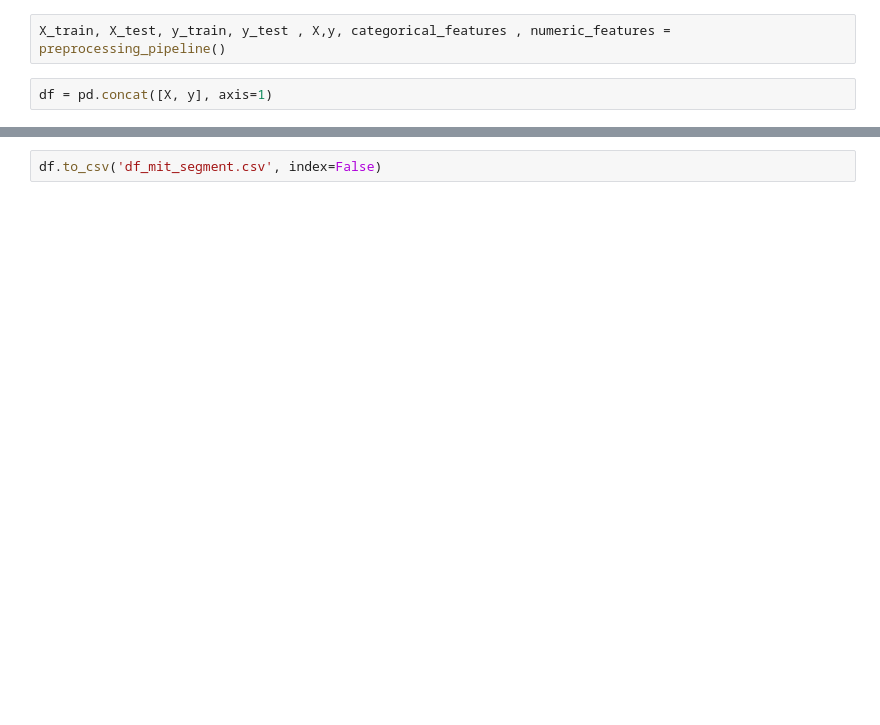
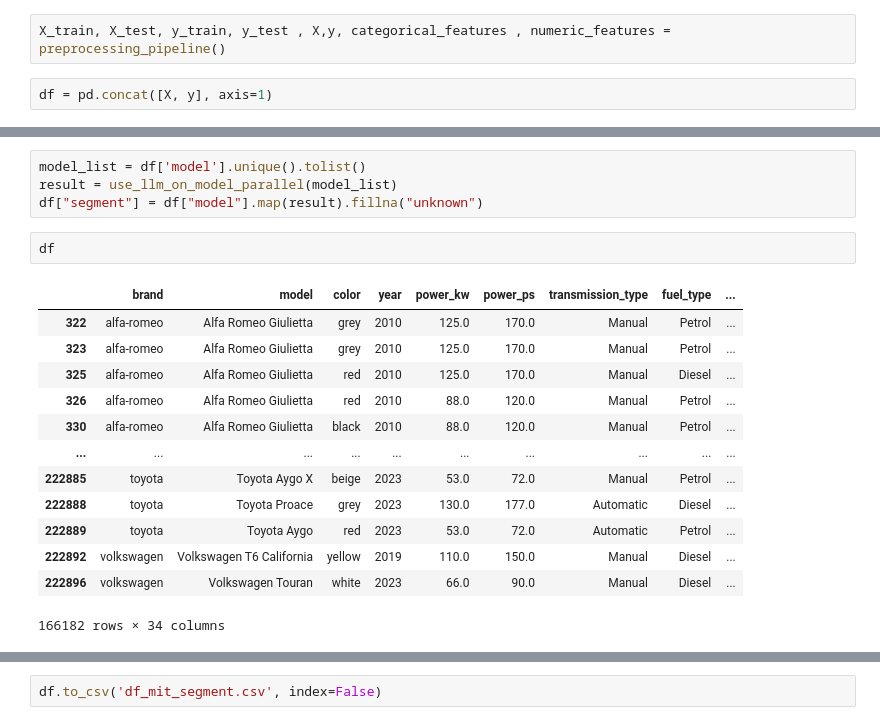
Before and after one commit to kiljos/data_mining, a Jupyter notebook: call_llm.ipynb, the cells around one changed output, grey strips where cells are left out. Drawn from its saved outputs; the diff is of its cells as text; blank space fills up the shorter version.

```diff
--- a/call_llm.ipynb
+++ b/call_llm.ipynb
@@ -110,0 +142,20 @@ df["segment"] = df["model"].map(result).fillna("unknown")
+# %%
+model_list = df['model'].unique().tolist()
+result = use_llm_on_model_parallel(model_list)
+df["segment"] = df["model"].map(result).fillna("unknown")
+# %%
+df
+# %% [output]
+|  | brand | model | color | year | power_kw | power_ps | transmission_type | fuel_type | ... |
+| 322 | alfa-romeo | Alfa Romeo Giulietta | grey | 2010 | 125.0 | 170.0 | Manual | Petrol | ... |
+| 323 | alfa-romeo | Alfa Romeo Giulietta | grey | 2010 | 125.0 | 170.0 | Manual | Petrol | ... |
+| 325 | alfa-romeo | Alfa Romeo Giulietta | red | 2010 | 125.0 | 170.0 | Manual | Diesel | ... |
+| 326 | alfa-romeo | Alfa Romeo Giulietta | red | 2010 | 88.0 | 120.0 | Manual | Petrol | ... |
+| 330 | alfa-romeo | Alfa Romeo Giulietta | black | 2010 | 88.0 | 120.0 | Manual | Petrol | ... |
+| ... | ... | ... | ... | ... | ... | ... | ... | ... | ... |
+| 222885 | toyota | Toyota Aygo X | beige | 2023 | 53.0 | 72.0 | Manual | Petrol | ... |
+| 222888 | toyota | Toyota Proace | grey | 2023 | 130.0 | 177.0 | Automatic | Diesel | ... |
+| 222889 | toyota | Toyota Aygo | red | 2023 | 53.0 | 72.0 | Automatic | Petrol | ... |
+| 222892 | volkswagen | Volkswagen T6 California | yellow | 2019 | 110.0 | 150.0 | Manual | Diesel | ... |
+| 222896 | volkswagen | Volkswagen Touran | white | 2023 | 66.0 | 90.0 | Manual | Diesel | ... |
+166182 rows × 34 columns
```
Also changed, not shown: parts of 8 cells of this notebook, 1 other file.
